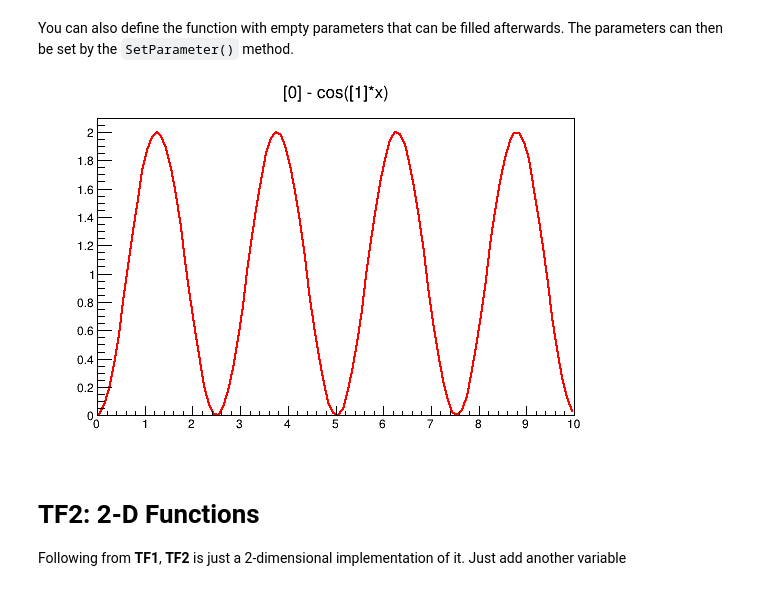
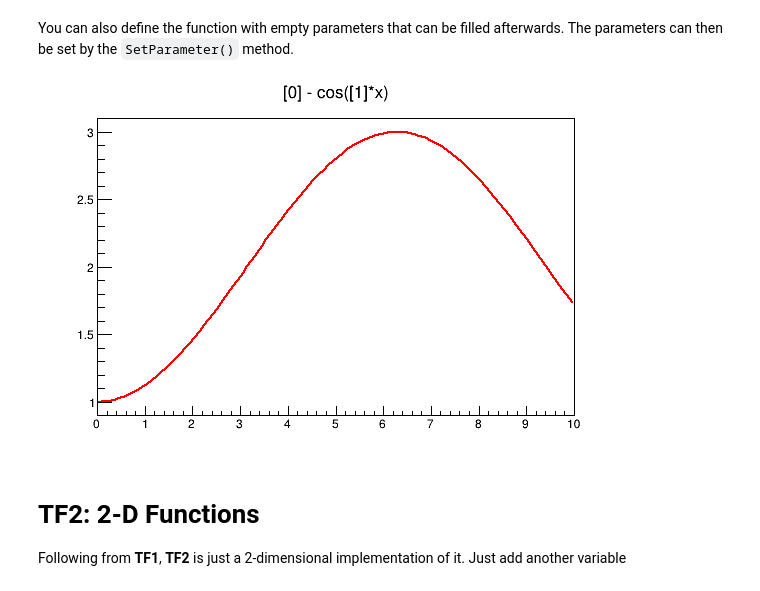
Before and after one commit to afyqazraei/MalayaHEPTutorials, a Jupyter notebook: IntroToROOT/IntroToROOT.ipynb, the cells around one changed output. Saved outputs shown, nothing was run; the diff lists cells and outputs as text; code cells hidden in the pictures.

```diff
--- a/IntroToROOT/IntroToROOT.ipynb
+++ b/IntroToROOT/IntroToROOT.ipynb
@@ -75,14 +75,14 @@ You can also define the function with empty parameters that can be filled afterw
 # %%
 y2 = ROOT.TF1("myFunc", "[0] - cos([1]*x)", 0, 10)
 
 # setting the first parameter, then the second
-y2.SetParameter(0, 1)
-y2.SetParameter(1, 2.5)
+y2.SetParameter(0, 2)
+y2.SetParameter(1, 0.5)
 
 y2.Draw()
 canv.Draw()
 # %% [output]
-[figure, old version]
+[figure, new version]
 # %% [markdown]
 # TF2: 2-D Functions
 
```
Also changed, not shown: parts of 13 cells of this notebook.
